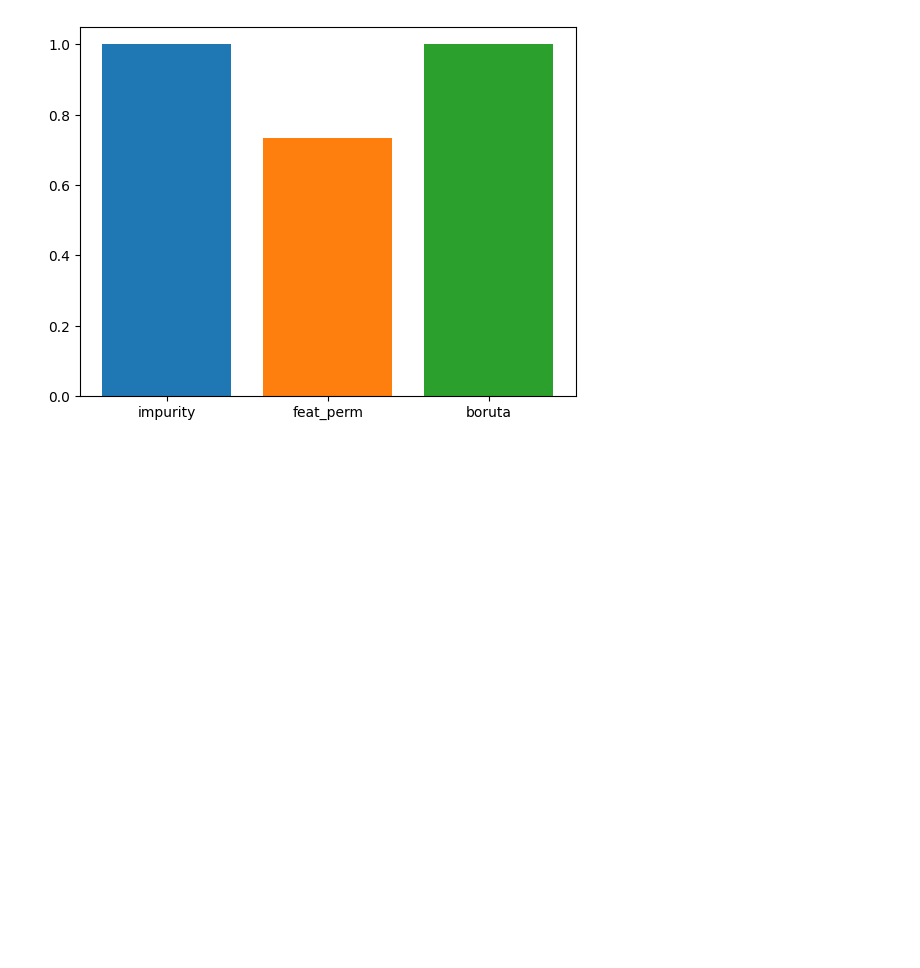
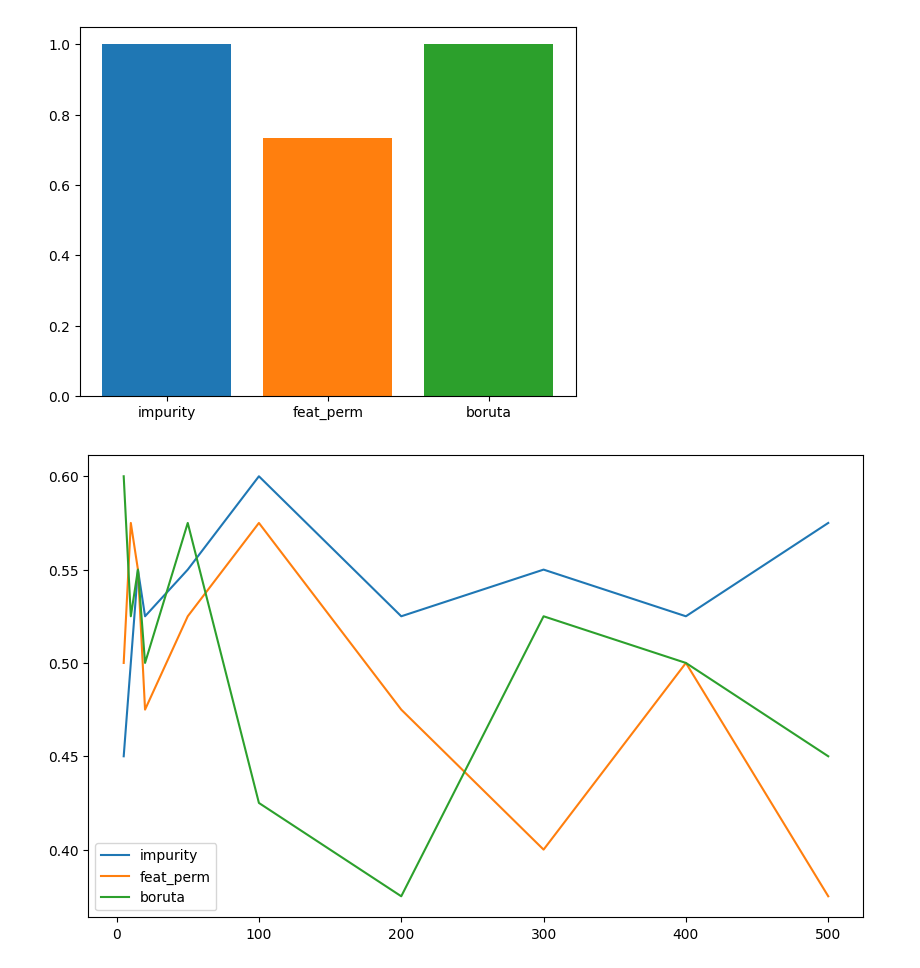
Before and after one commit to PioRow/AML_Labs, a Jupyter notebook: task11/feature_selection.ipynb, the cells around one changed output. Cells and saved outputs as stored; diff of their text form; code cells hidden in the pictures; blank space fills up the shorter version.

```diff
--- a/task11/feature_selection.ipynb
+++ b/task11/feature_selection.ipynb
@@ -90,3 +91,37 @@ methods=["impurity","feat_perm","boruta"]
 check_corectness(N,P_K,4,methods,L=15)
 # %% [output]
 [figure]
+# %%
+from sklearn.metrics import accuracy_score
+def size_experiment_training(methods,n,p,k,T,sheme="one"):
+    X,y=generate_data(n,p,k,scheme=sheme)
+    X_train,X_test,y_train,y_test=train_test_split(X,y,test_size=0.2)
+    scores={}
+    accuracies={}
+    ranker=VarImportanceRanker(X_train,y_train)
+    plt.figure(figsize=(10,6))
+    for m in methods:
+        ranked=np.argsort(ranker.rank(m))
+        accuracies[m]=[]
+        if m!="boruta":
+            ranked=ranked[::-1]
+
+        scores[m]=ranked
+        for t in T:
+            features_idx=ranked[:t]
+            rf=RandomForestClassifier().fit(X_train[:,features_idx],y_train)
+            y_hat=rf.predict(X_test[:,features_idx])
+            accuracies[m].append(accuracy_score(y_test,y_hat))
+
+        plt.plot(T,accuracies[m],label=m)
+    plt.legend()
+    plt.show()
+# %%
+n=200
+p=500
+k=20
+methods=["impurity","feat_perm","boruta"]
+T=[5,10,15,20,50,100,200,300,400,500]
+size_experiment_training(methods,n,p,k,T)
+# %% [output]
+[figure, added]
```
Also changed, not shown: parts of 1 cell of this notebook.
